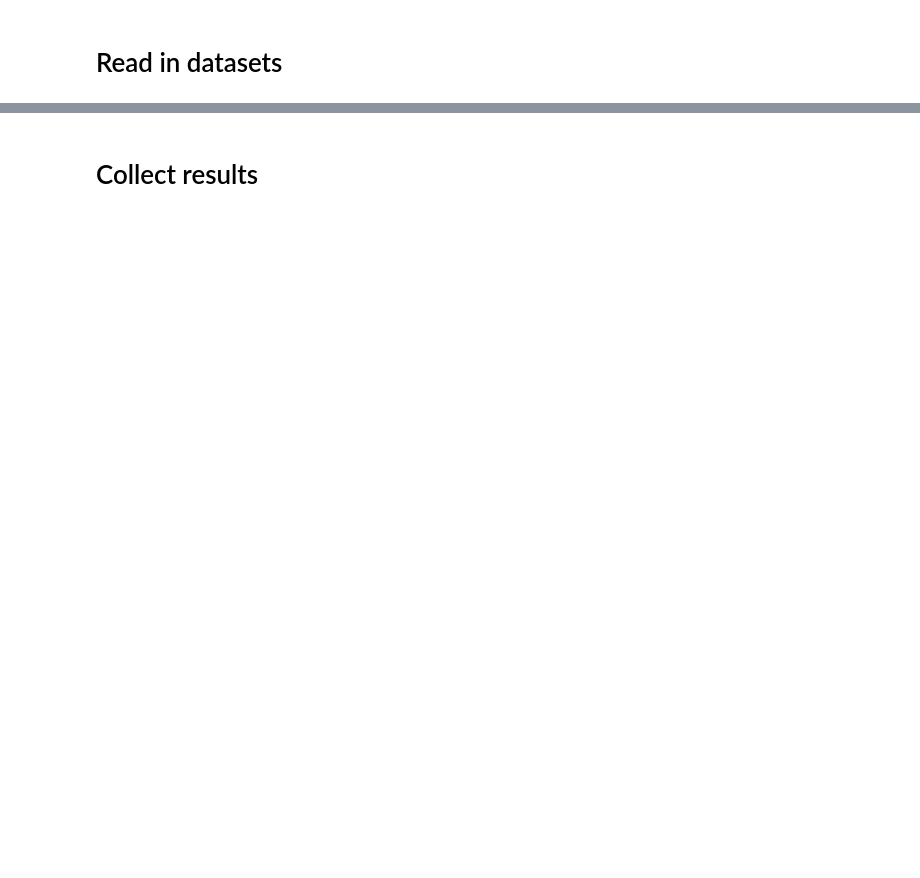
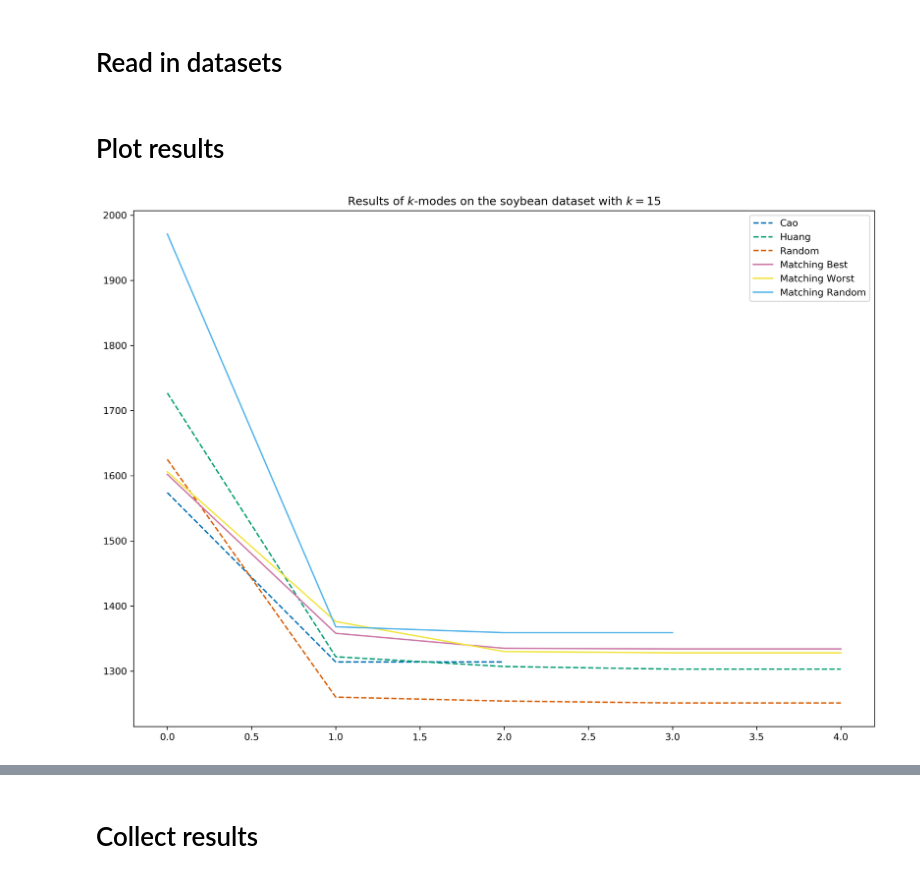
Before and after one commit to daffidwilde/kmodes-init-paper, a Jupyter notebook: nbs/generate_results.ipynb, the cells around one changed output, grey strips where cells are left out. Saved outputs shown, nothing was run; the diff lists cells and outputs as text; code cells hidden in the pictures; blank space fills up the shorter version.

Commit message:
Add nb for generating results.

```diff
--- a/nbs/generate_results.ipynb
+++ b/nbs/generate_results.ipynb
@@ -23,11 +27,41 @@ import time
 # %% [markdown]
 # Read in datasets
 # %%
-soybean = pd.read_csv('../data/soybean.csv', na_values='?')
-mushroom = pd.read_csv('../data/mushroom.csv')
-zoo = pd.read_csv('../data/zoo.csv')
-breast_cancer = pd.read_csv('../data/breast_cancer.csv')
-vehicle = pd.read_csv('../data/vehicle.csv')
+soybean = pd.read_csv('../data/soybean.csv', na_values=['?', 'dna'], dtype='object')
+mushroom = pd.read_csv('../data/mushroom.csv', dtype='object')
+zoo = pd.read_csv('../data/zoo.csv', dtype='object')
+breast_cancer = pd.read_csv('../data/breast_cancer.csv', dtype='object')
+vehicle = pd.read_csv('../data/vehicle.csv', dtype='object')
 
 for dataset in [soybean, mushroom, zoo, breast_cancer, vehicle]:
     dataset.dropna(axis=0, inplace=True)
+# %% [markdown]
+# Plot results
+# %%
+def get_epoch_plot(dataset, name, class_col='class'):
+
+    data, labels = dataset.drop(class_col, axis=1), dataset[class_col]
+    k = labels.nunique()
+
+    fig, ax = plt.subplots(1, figsize=(14, 10), dpi=300)
+
+    for init in ['cao', 'huang', 'random', 'matching_best', 'matching_worst', 'matching_random']:
+        all_costs, all_scores = [], []
+        np.random.seed(0)
+        km = KModes(k, init=init, n_init=25)
+        labels_pred = km.fit_predict(data)
+        costs = km.epoch_costs_
+
+        if 'matching' not in init:
+            marker='--'
+        else:
+            marker='-'
+
+        ax.plot(range(len(costs)), costs, marker, label=init.replace('_', ' ').title())
+        ax.legend()
+        ax.set_title(f'Results of $k$-modes on the {name} dataset with $k={k}$')
+        plt.savefig(f'../img/epoch_plot_{name.replace(" ", "_")}.pdf');
+# %%
+get_epoch_plot(soybean, 'soybean')
+# %% [output]
+[figure, added]
```
Also changed, not shown: parts of 14 cells of this notebook.
